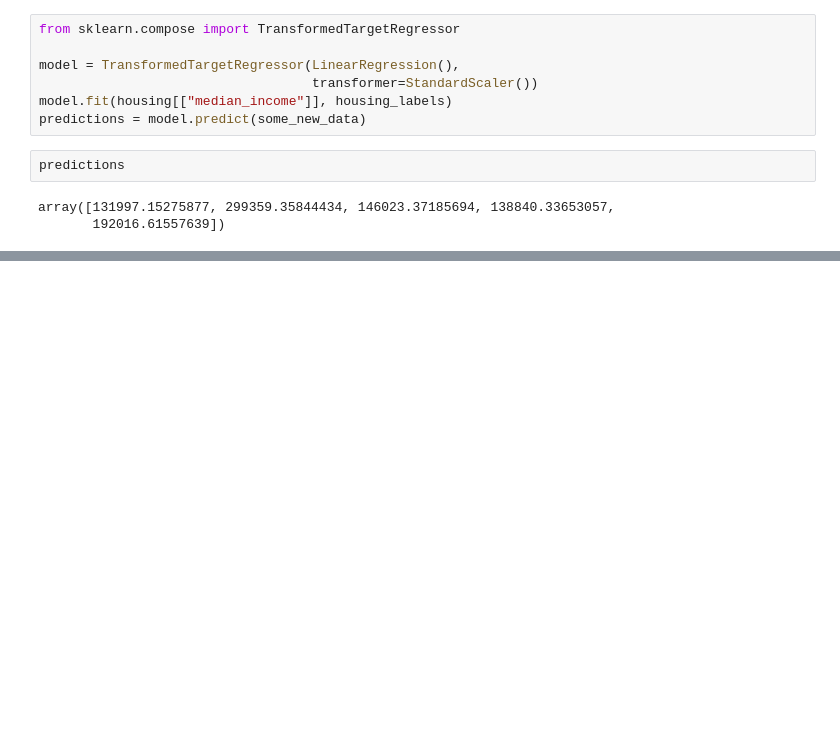
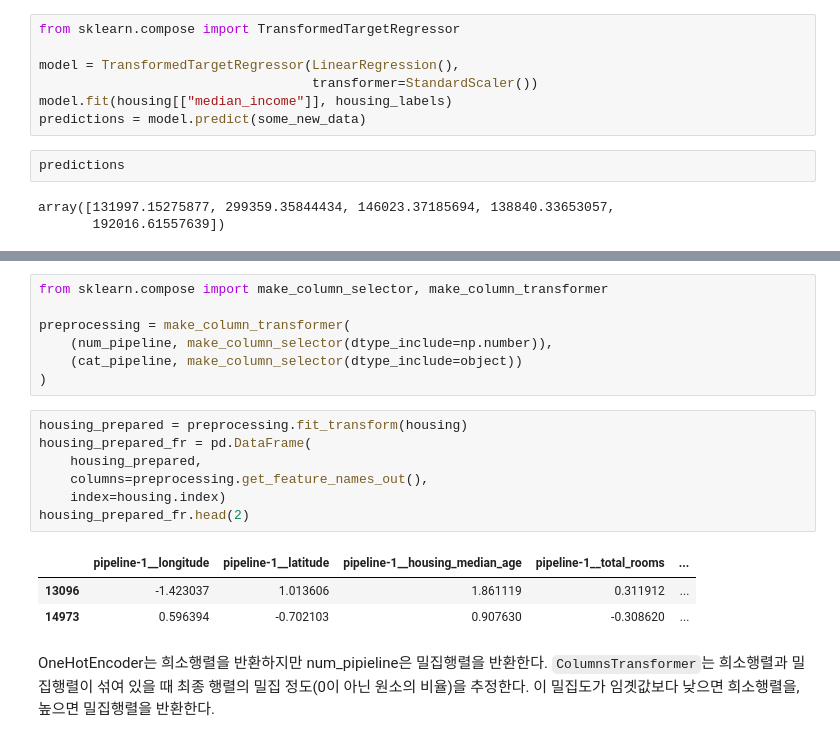
Before and after one commit to Logqwerty/handson-ml3-practice, a Jupyter notebook: 02_end_to_end_ml_project.ipynb, the cells around one changed output, grey strips where cells are left out. Saved outputs shown, nothing was run; the diff lists cells and outputs as text; blank space fills up the shorter version.

```diff
--- a/02_end_to_end_ml_project.ipynb
+++ b/02_end_to_end_ml_project.ipynb
@@ -1303,0 +1408,20 @@ plt.show()
+# %%
+from sklearn.compose import make_column_selector, make_column_transformer
+
+preprocessing = make_column_transformer(
+    (num_pipeline, make_column_selector(dtype_include=np.number)),
+    (cat_pipeline, make_column_selector(dtype_include=object))
+)
+# %%
+housing_prepared = preprocessing.fit_transform(housing)
+housing_prepared_fr = pd.DataFrame(
+    housing_prepared,
+    columns=preprocessing.get_feature_names_out(),
+    index=housing.index)
+housing_prepared_fr.head(2)
+# %% [output]
+|  | pipeline-1__longitude | pipeline-1__latitude | pipeline-1__housing_median_age | pipeline-1__total_rooms | ... |
+| 13096 | -1.423037 | 1.013606 | 1.861119 | 0.311912 | ... |
+| 14973 | 0.596394 | -0.702103 | 0.907630 | -0.308620 | ... |
+# %% [markdown]
+OneHotEncoder는 희소행렬을 반환하지만 num_pipieline은 밀집행렬을 반환한다. `ColumnsTransformer`는 희소행렬과 밀집행렬이 섞여 있을 때 최종 행렬의 밀집 정도(0이 아닌 원소의 비율)을 추정한다. 이 밀집도가 임곗값보다 낮으면 희소행렬을, 높으면 밀집행렬을 반환한다.
```
Also changed, not shown: parts of 72 cells of this notebook.
